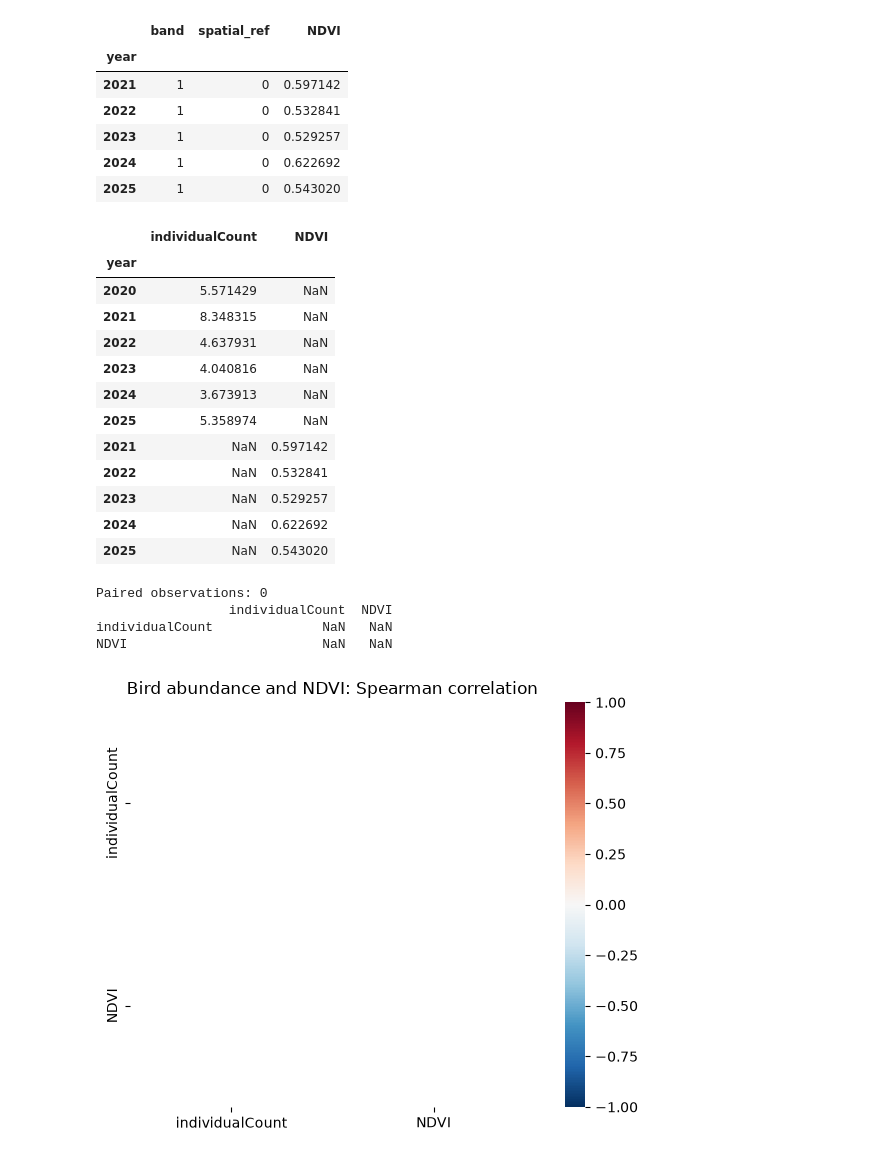
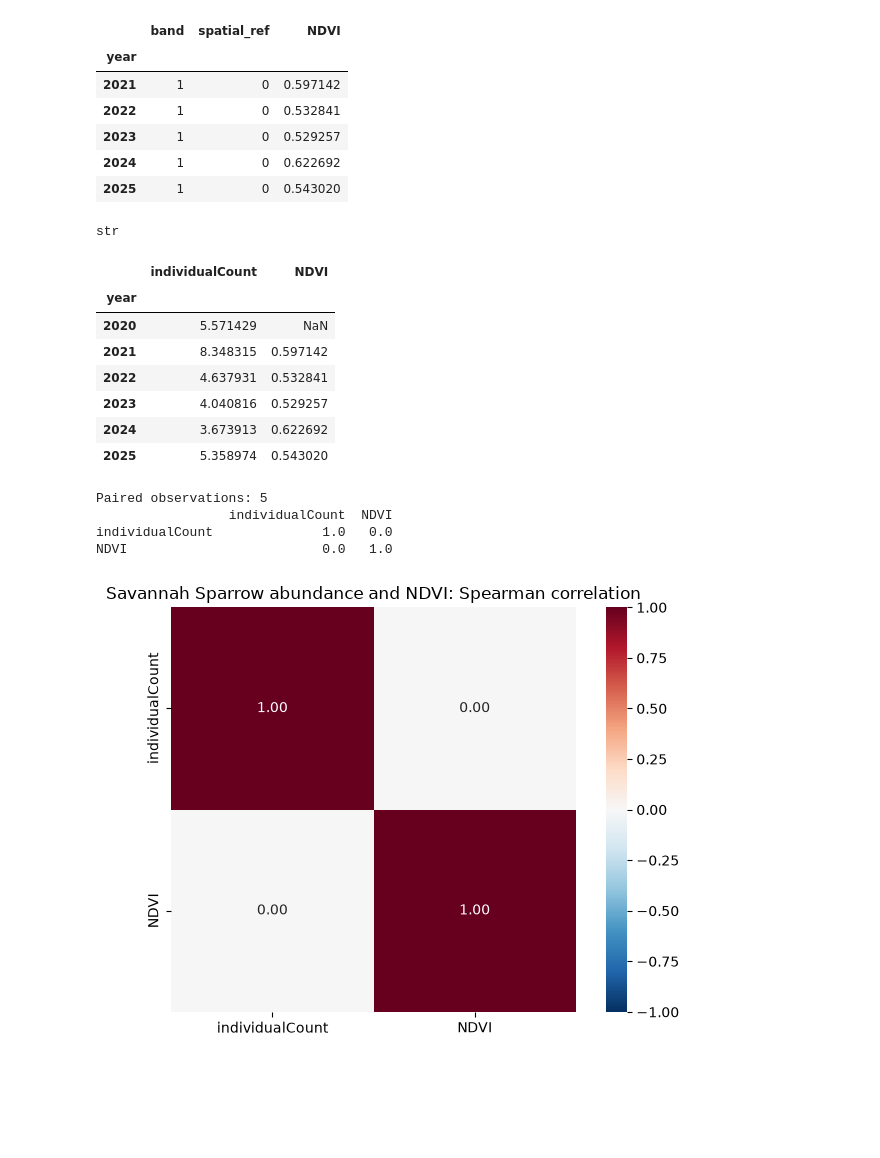
Before and after one commit to AdeliaHoneywood/final-project, a Jupyter notebook: 05_correlation_matrix.ipynb, the cells around one changed output. Drawn from its saved outputs; the diff is of its cells as text; code cells hidden in the pictures; blank space fills up the shorter version.

```diff
--- a/05_correlation_matrix.ipynb
+++ b/05_correlation_matrix.ipynb
@@ -96,7 +100,14 @@ ndvi_df
 | 2023 | 1 | 0 | 0.529257 |
 | 2024 | 1 | 0 | 0.622692 |
 | 2025 | 1 | 0 | 0.543020 |
+# %%
+print(ndvi_df.index.dtype)
+# %% [output]
+str
 # %%
+### Convert ndvi_df year from str to int64 to match mean_count_df year
+ndvi_df.index = ndvi_df.index.astype("int64")
+
 ### concatenate the individual bird count df and NDVI df
 birds_ndvi_df = pd.concat([mean_count_df, ndvi_df["NDVI"]], axis=1)
 birds_ndvi_df
@@ -104,13 +115,8 @@ birds_ndvi_df
 |  | individualCount | NDVI |
 | year |  |  |
 | 2020 | 5.571429 | NaN |
-| 2021 | 8.348315 | NaN |
-| 2022 | 4.637931 | NaN |
-| 2023 | 4.040816 | NaN |
-| 2024 | 3.673913 | NaN |
-| 2025 | 5.358974 | NaN |
-| 2021 | NaN | 0.597142 |
-| 2022 | NaN | 0.532841 |
-| 2023 | NaN | 0.529257 |
-| 2024 | NaN | 0.622692 |
-| 2025 | NaN | 0.543020 |
+| 2021 | 8.348315 | 0.597142 |
+| 2022 | 4.637931 | 0.532841 |
+| 2023 | 4.040816 | 0.529257 |
+| 2024 | 3.673913 | 0.622692 |
+| 2025 | 5.358974 | 0.543020 |
@@ -127,22 +136,22 @@ corr = data.corr(method="spearman")
 print(f"Paired observations: {len(data)}")
 print(corr)
 # %% [output]
-Paired observations: 0
+Paired observations: 5
                  individualCount  NDVI
-individualCount              NaN   NaN
-NDVI                         NaN   NaN
+individualCount              1.0   0.0
+NDVI                         0.0   1.0
 # %%
 sns.heatmap(
     corr,
     annot=True,
     fmt=".2f",
     cmap="RdBu_r",
     vmin=-1,
     vmax=1,
     square=True,
 )
-plt.title("Bird abundance and NDVI: Spearman correlation")
+plt.title("Savannah Sparrow abundance and NDVI: Spearman correlation")
 plt.tight_layout()
 plt.show()
 # %% [output]
-[figure, old version]
+[figure, new version]
```
Also changed, not shown: parts of 3 cells of this notebook, 3 other files.
